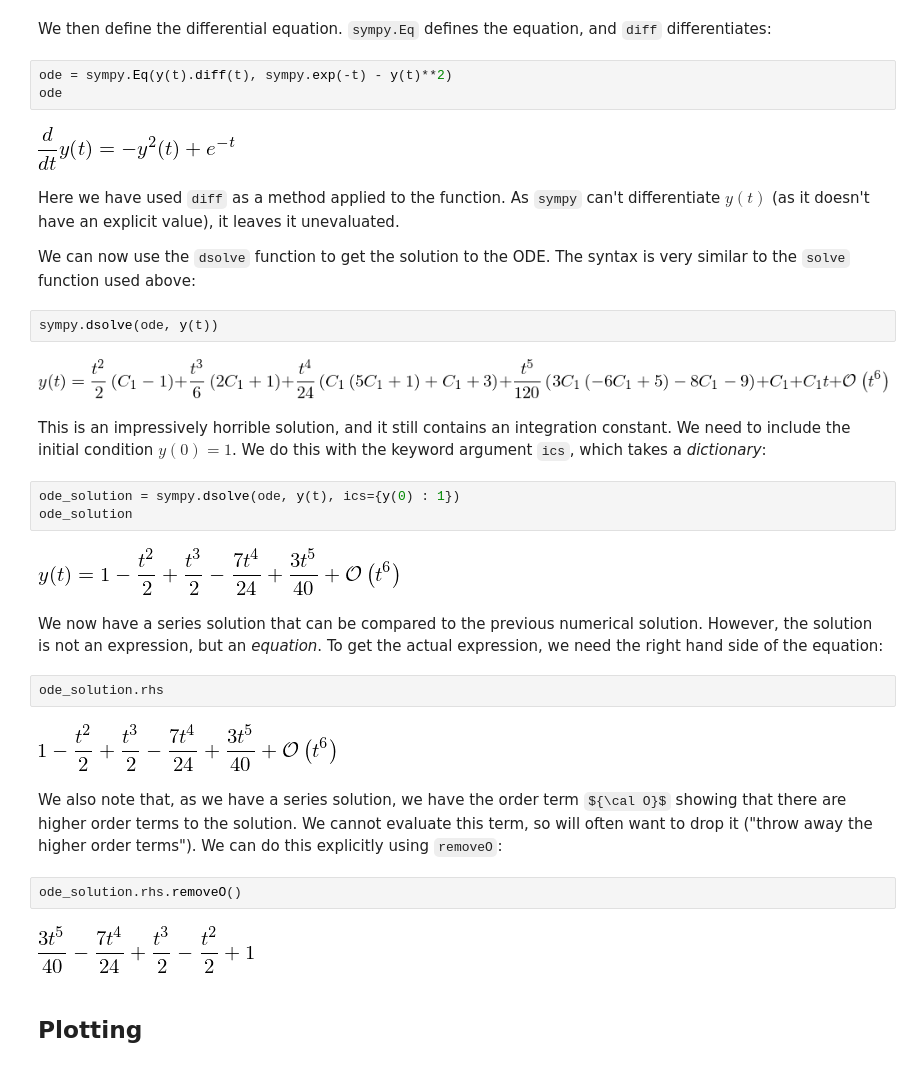
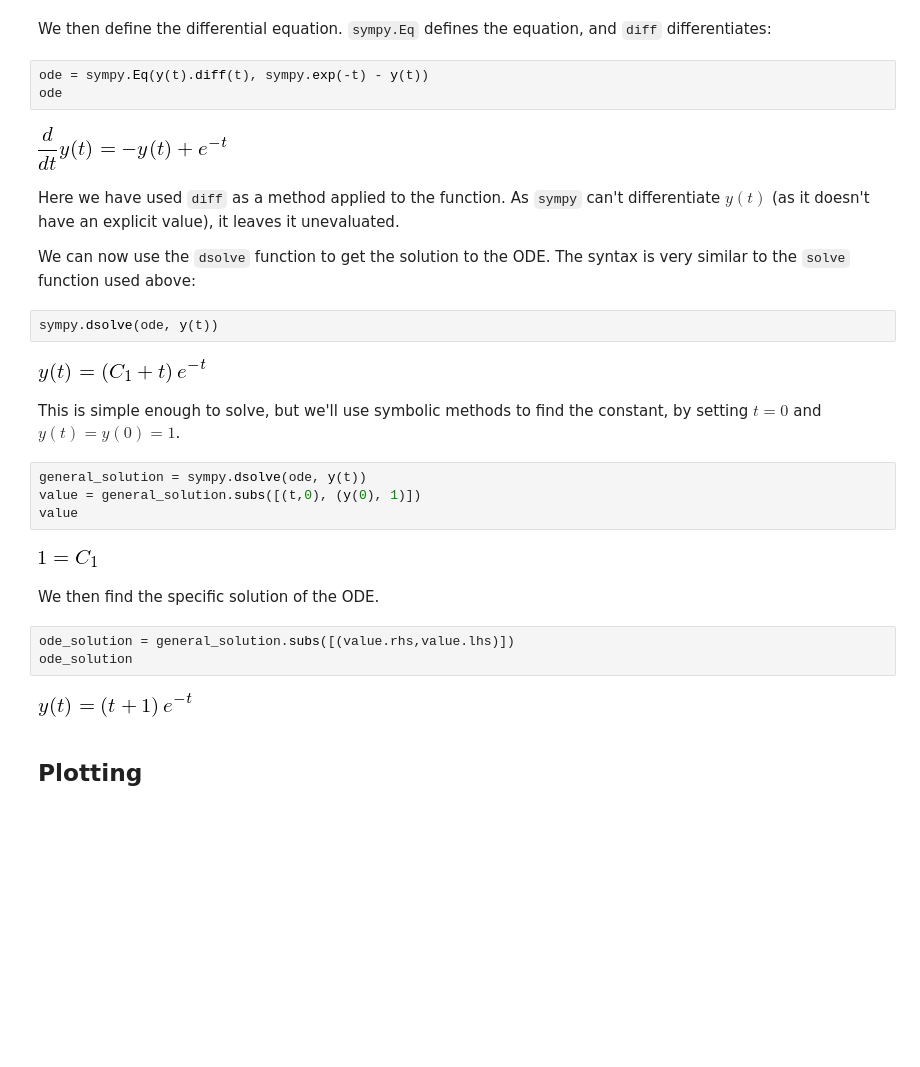
Before and after one commit to IanHawke/maths-with-python, a Jupyter notebook: 07-sympy.ipynb, the cells around one changed output. Saved outputs shown, nothing was run; the diff lists cells and outputs as text; some formulas as TeX source; blank space fills up the shorter version.

Commit message:
Simplify the sympy ODE example.

```diff
--- a/07-sympy.ipynb
+++ b/07-sympy.ipynb
@@ -232,10 +232,10 @@ y(t)
 # %% [markdown]
 We then define the differential equation. `sympy.Eq` defines the equation, and `diff` differentiates:
 # %%
-ode = sympy.Eq(y(t).diff(t), sympy.exp(-t) - y(t)**2)
+ode = sympy.Eq(y(t).diff(t), sympy.exp(-t) - y(t))
 ode
 # %% [output]
-[figure, old version]
+[figure, new version]
 # %% [markdown]
 Here we have used `diff` as a method applied to the function. As `sympy` can't differentiate $y(t)$ (as it doesn't have an explicit value), it leaves it unevaluated.
 
@@ -243,26 +243,22 @@ We can now use the `dsolve` function to get the solution to the ODE. The syntax
 # %%
 sympy.dsolve(ode, y(t))
 # %% [output]
-[figure, old version]
+[figure, new version]
-# %% [markdown]
-This is an impressively horrible solution, and it still contains an integration constant. We need to include the initial condition $y(0)=1$. We do this with the keyword argument `ics`, which takes a *dictionary*:
+# %% [markdown]
+This is simple enough to solve, but we'll use symbolic methods to find the constant, by setting $t = 0$ and $y(t) = y(0) = 1$.
 # %%
-ode_solution = sympy.dsolve(ode, y(t), ics={y(0) : 1})
-ode_solution
+general_solution = sympy.dsolve(ode, y(t))
+value = general_solution.subs([(t,0), (y(0), 1)])
+value
 # %% [output]
-[figure, old version]
+[figure, new version]
-# %% [markdown]
-We now have a series solution that can be compared to the previous numerical solution. However, the solution is not an expression, but an *equation*. To get the actual expression, we need the right hand side of the equation:
-# %%
-ode_solution.rhs
-# %% [output]
-[figure, removed]
-# %% [markdown]
-We also note that, as we have a series solution, we have the order term ${\cal O}$ showing that there are higher order terms to the solution. We cannot evaluate this term, so will often want to drop it ("throw away the higher order terms"). We can do this explicitly using `removeO`:
-# %%
-ode_solution.rhs.removeO()
-# %% [output]
-[figure, removed]
+# %% [markdown]
+We then find the specific solution of the ODE.
+# %%
+ode_solution = general_solution.subs([(value.rhs,value.lhs)])
+ode_solution
+# %% [output]
+[figure, added]
 # %% [markdown]
 ## Plotting
 # %% [markdown]
```
Also changed, not shown: parts of 11 cells of this notebook.
